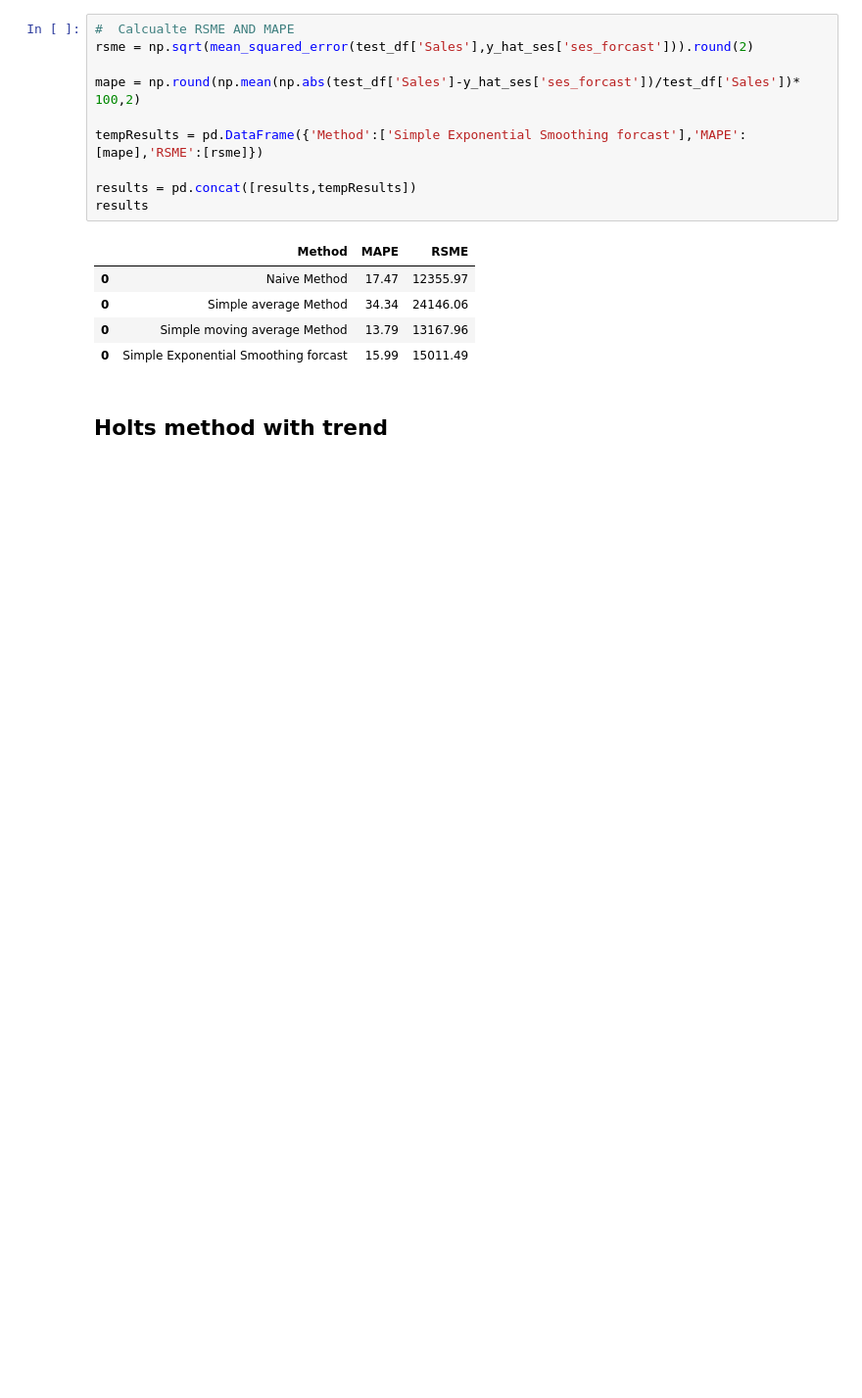
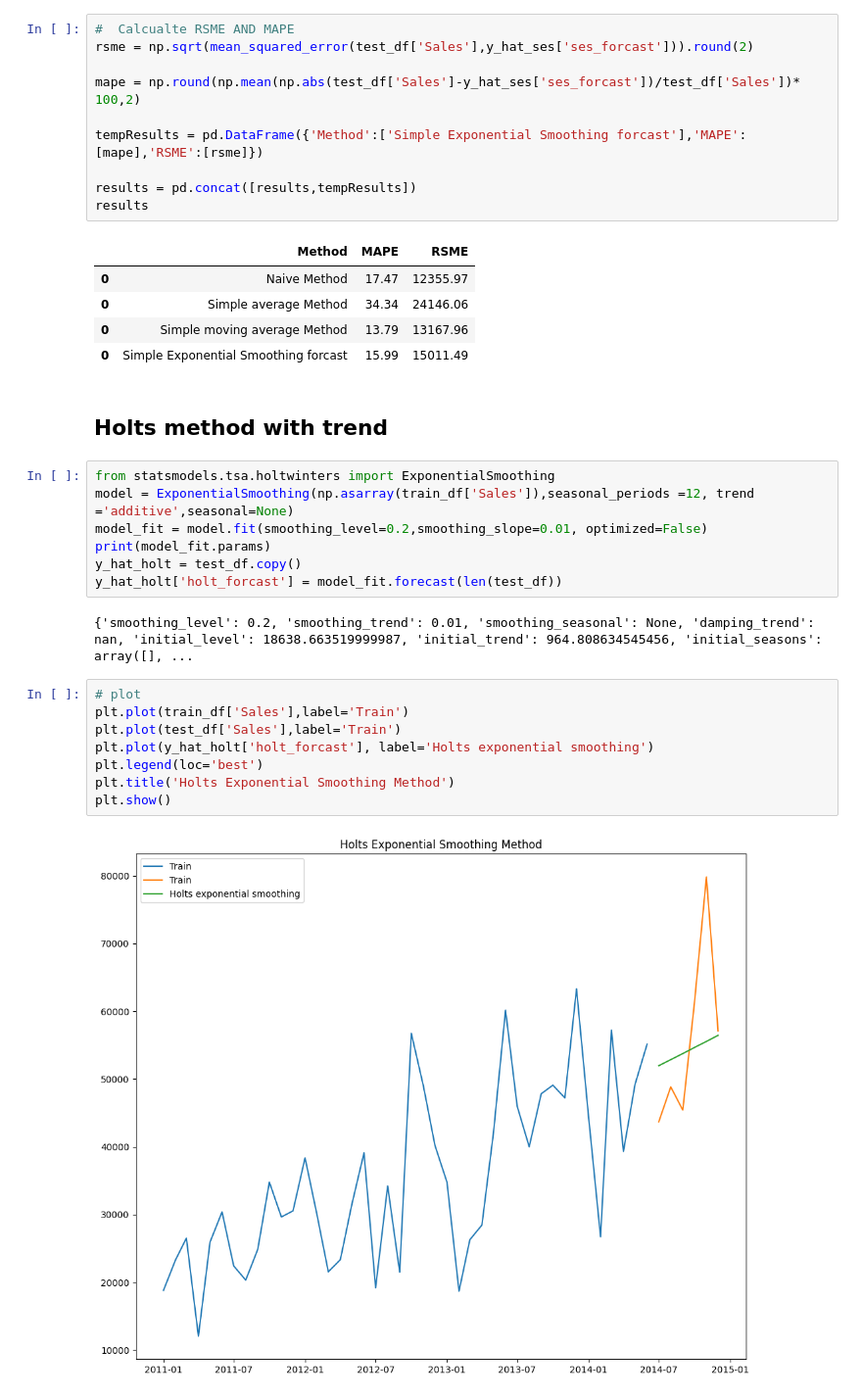
Before and after one commit to ussahil/Global_Mart, a Jupyter notebook: globalSuperStore.ipynb, the cells around one changed output. Shown at 98% size. Saved outputs shown, nothing was run; the diff lists cells and outputs as text; blank space fills up the shorter version.

```diff
--- a/globalSuperStore.ipynb
+++ b/globalSuperStore.ipynb
@@ -428,3 +415,22 @@ results
 | 0 | Simple Exponential Smoothing forcast | 15.99 | 15011.49 |
 # %% [markdown]
 ## Holts method with trend
+# %%
+from statsmodels.tsa.holtwinters import ExponentialSmoothing
+model = ExponentialSmoothing(np.asarray(train_df['Sales']),seasonal_periods =12, trend ='additive',seasonal=None)
+model_fit = model.fit(smoothing_level=0.2,smoothing_slope=0.01, optimized=False)
+print(model_fit.params)
+y_hat_holt = test_df.copy()
+y_hat_holt['holt_forcast'] = model_fit.forecast(len(test_df))
+# %% [output]
+{'smoothing_level': 0.2, 'smoothing_trend': 0.01, 'smoothing_seasonal': None, 'damping_trend': nan, 'initial_level': 18638.663519999987, 'initial_trend': 964.808634545456, 'initial_seasons': array([], ...
+# %%
+# plot
+plt.plot(train_df['Sales'],label='Train')
+plt.plot(test_df['Sales'],label='Train')
+plt.plot(y_hat_holt['holt_forcast'], label='Holts exponential smoothing')
+plt.legend(loc='best')
+plt.title('Holts Exponential Smoothing Method')
+plt.show()
+# %% [output]
+[figure, added]
```
Also changed, not shown: parts of 17 cells of this notebook, 5 other files.
